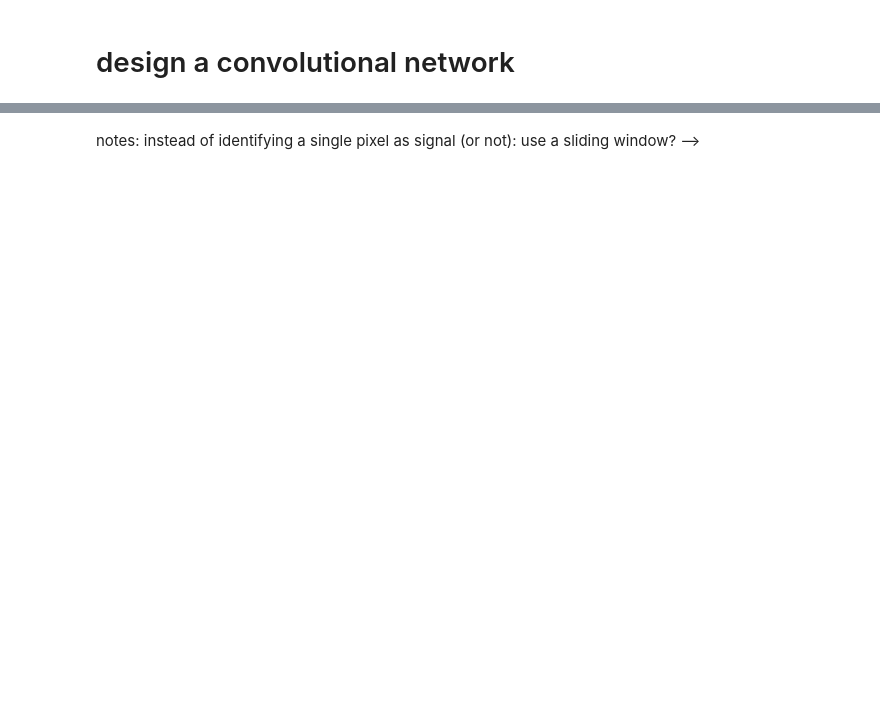
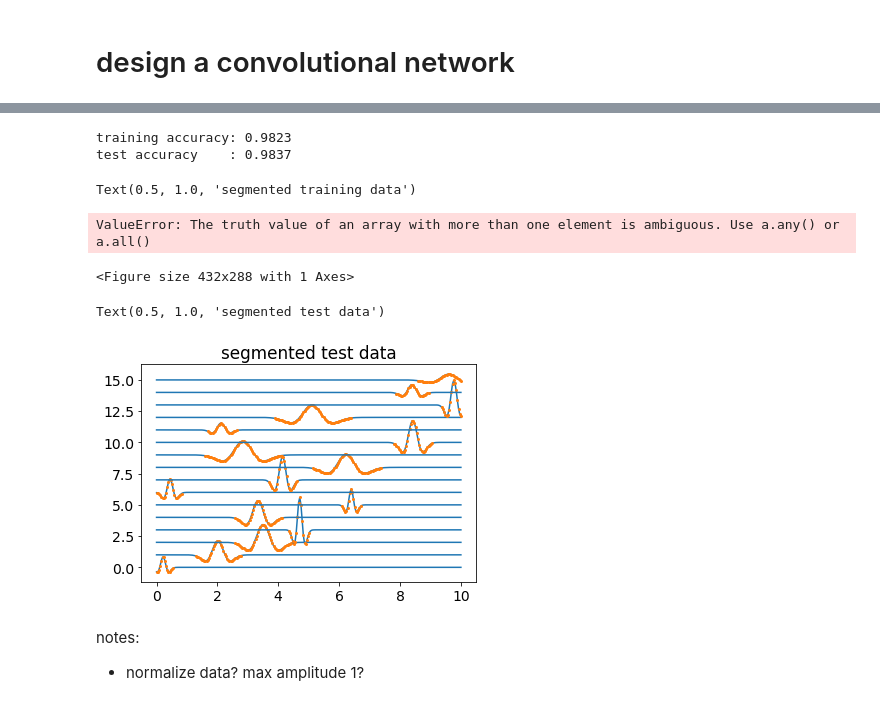
Before and after one commit to lheagy/ml-notebooks, a Jupyter notebook: simple-segmenting-signal.ipynb, the cells around one changed output, grey strips where cells are left out. Drawn from its saved outputs; the diff is of its cells as text; code cells hidden in the pictures; blank space fills up the shorter version.

```diff
--- a/simple-segmenting-signal.ipynb
+++ b/simple-segmenting-signal.ipynb
@@ -168,15 +186,9 @@ for i in range(nlayers):
-# %%
-lossFunc = nn.CrossEntropyLoss()
-
-def misfit(X, W,  C):
-#     n = W.shape
-#     X = X.view(-1, n[0])
-#     print(X.shape, W.shape)
-#     S = torch.matmul(X, W)
-#     print(C.shape, C.dtype)
-#     S = X
-#     print(S.shape, S.dtype)
-#     S += bias.unsqueeze(1)
-    return lossFunc(X, C.long()), X
+# %%
+lossFunc = nn.CrossEntropyLoss()
+
+def misfit(X,  C):
+#     S = functional.conv1d(X, W, stride=1, padding=1)
+    S = X
+    return lossFunc(S, C.long()), S
 # %%
 # weights for linear classifier
@@ -296,2 +271,13 @@ plot_data(X_valid, Cpred_valid, 16)
-# %% [markdown]
-notes: instead of identifying a single pixel as signal (or not): use a sliding window? -->
+# %%
+# training set
+x_train_net = net(X, K, batch_norm, L)
+# x_train_net = functional.conv1d(x_train_net, W)
+# Strain = functional.softmax(x_train_net, dim=1)
+_, Strain = misfit(x_train_net, C)
+_, Ctrain = torch.max(Strain, dim=1)
+
+# validation set
+xval = net(X_valid, K, batch_norm, L)
+# Sval = functional.softmax(xval, dim=1)
+_, Sval = misfit(xval, C)
+_, Cval = torch.max(Sval, dim=1)
@@ -297,0 +290,25 @@ notes: instead of identifying a single pixel as signal (or not): use a sliding w
+# %%
+print(f"training accuracy: {accuracy(Strain, C):1.4f}")
+print(f"test accuracy    : {accuracy(Sval, C_valid):1.4f}")
+# %% [output]
+training accuracy: 0.9823
+test accuracy    : 0.9837
+# %%
+fig, ax = plt.subplots(1, 1)
+plot_data(X, Ctrain, 16, Splot=Strain[:, 1].detach(), ax=ax)
+ax.set_title("segmented training data")
+# %% [output]
+Text(0.5, 1.0, 'segmented training data')
+ValueError: The truth value of an array with more than one element is ambiguous. Use a.any() or a.all()
+<Figure size 432x288 with 1 Axes>
+# %%
+fig, ax = plt.subplots(1, 1)
+plot_data(X_valid, Cval, 16, ax=ax)
+ax.set_title("segmented test data")
+# %% [output]
+Text(0.5, 1.0, 'segmented test data')
+[figure, added]
+# %% [markdown]
+notes:
+
+- normalize data? max amplitude 1?
```
Also changed, not shown: parts of 19 cells of this notebook.
